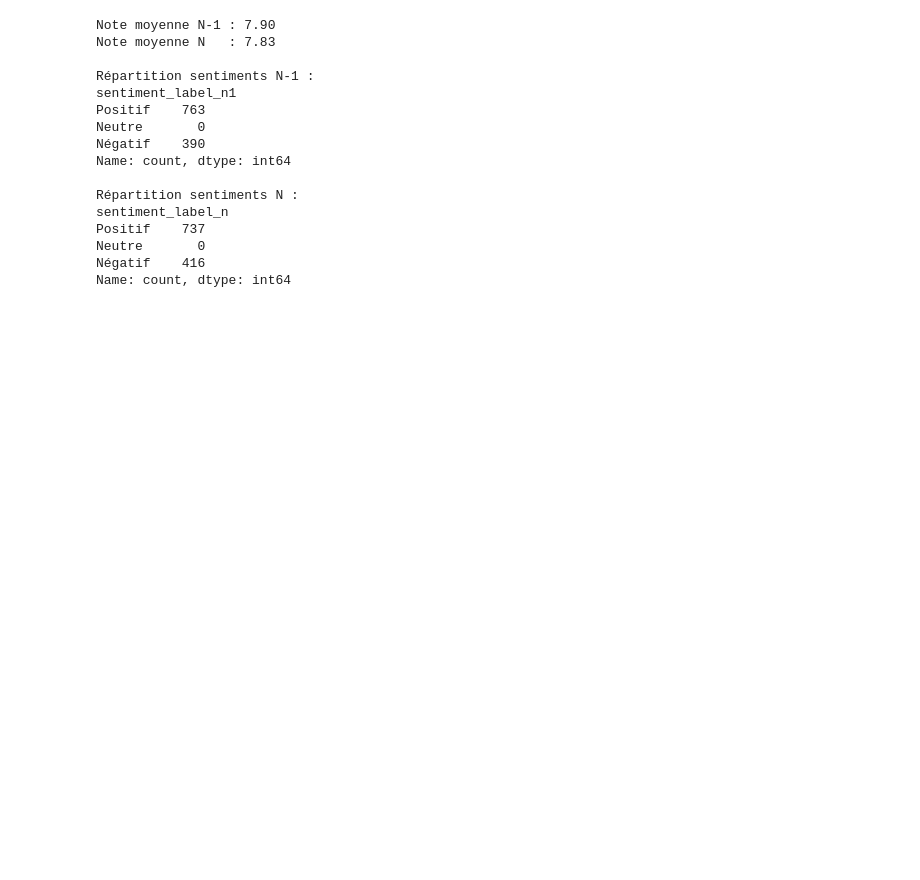
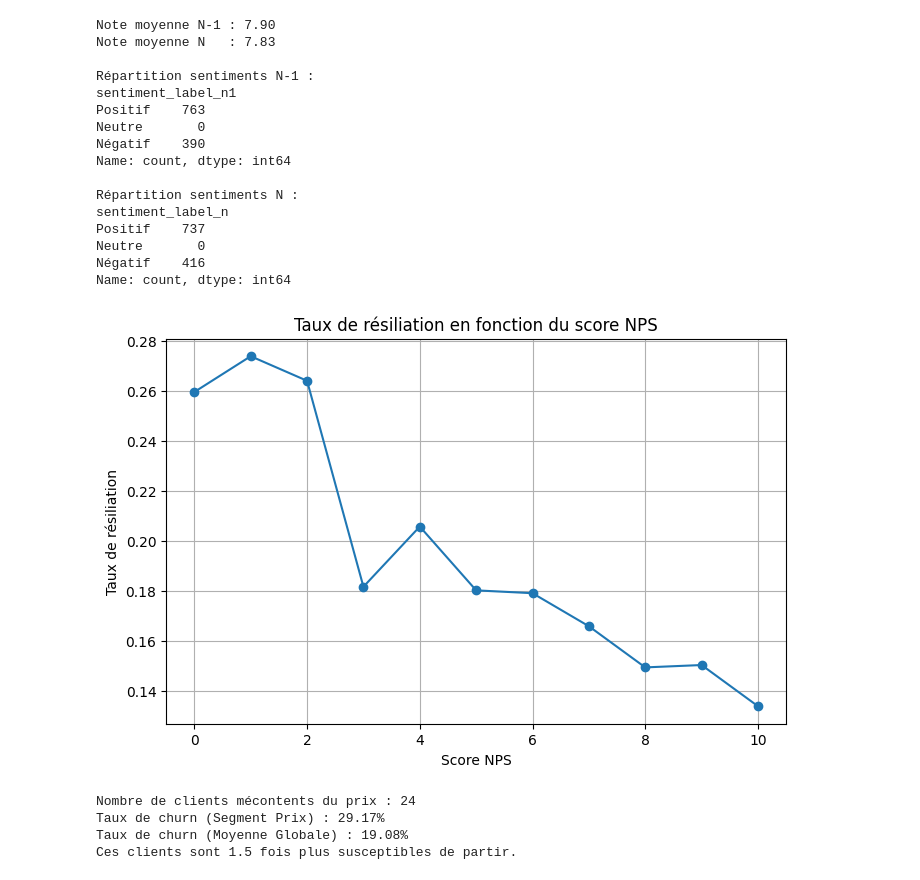
Before and after one commit to kellybourbon2/Alptis-churn-prediction, a Jupyter notebook: notebooks/NPS_analysis.ipynb, the cells around one changed output. Cells and saved outputs as stored; diff of their text form; code cells hidden in the pictures; blank space fills up the shorter version.

```diff
--- a/notebooks/NPS_analysis.ipynb
+++ b/notebooks/NPS_analysis.ipynb
@@ -397,3 +263,17 @@ Positif    737
 Neutre       0
 Négatif    416
 Name: count, dtype: int64
+# %%
+resiliation_by_nps = df_nps.groupby("client_nps_note_reco_n")["target_resiliation_6mois"].mean()
+
+plt.figure(figsize=(8,5))
+resiliation_by_nps.plot(marker="o")
+
+plt.title("Taux de résiliation en fonction du score NPS")
+plt.xlabel("Score NPS")
+plt.ylabel("Taux de résiliation")
+plt.grid()
+
+plt.show()
+# %% [output]
+[figure, added]
@@ -399,0 +290,18 @@ Name: count, dtype: int64
+# %%
+target = 'target_resiliation_6mois'
+
+taux_churn_prix = df_prix_negatif[target].mean() * 100
+taux_churn_global = df_nps[target].mean() * 100
+
+print(f"Nombre de clients mécontents du prix : {len(df_prix_negatif)}")
+print(f"Taux de churn (Segment Prix) : {taux_churn_prix:.2f}%")
+print(f"Taux de churn (Moyenne Globale) : {taux_churn_global:.2f}%")
+
+# Calcul de l' "Over-risk" (Sur-risque)
+sur_risque = taux_churn_prix / taux_churn_global
+print(f"Ces clients sont {sur_risque:.1f} fois plus susceptibles de partir.")
+# %% [output]
+Nombre de clients mécontents du prix : 24
+Taux de churn (Segment Prix) : 29.17%
+Taux de churn (Moyenne Globale) : 19.08%
+Ces clients sont 1.5 fois plus susceptibles de partir.
```
Also changed, not shown: parts of 9 cells of this notebook.
